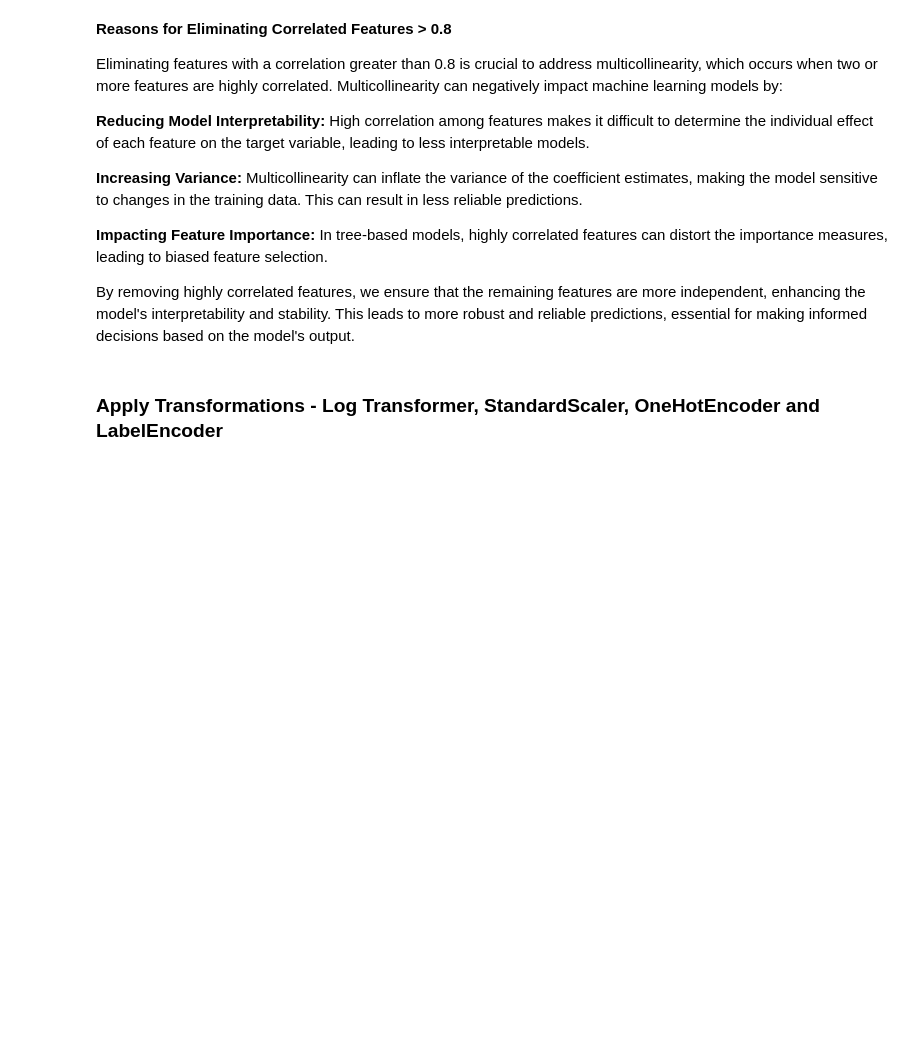
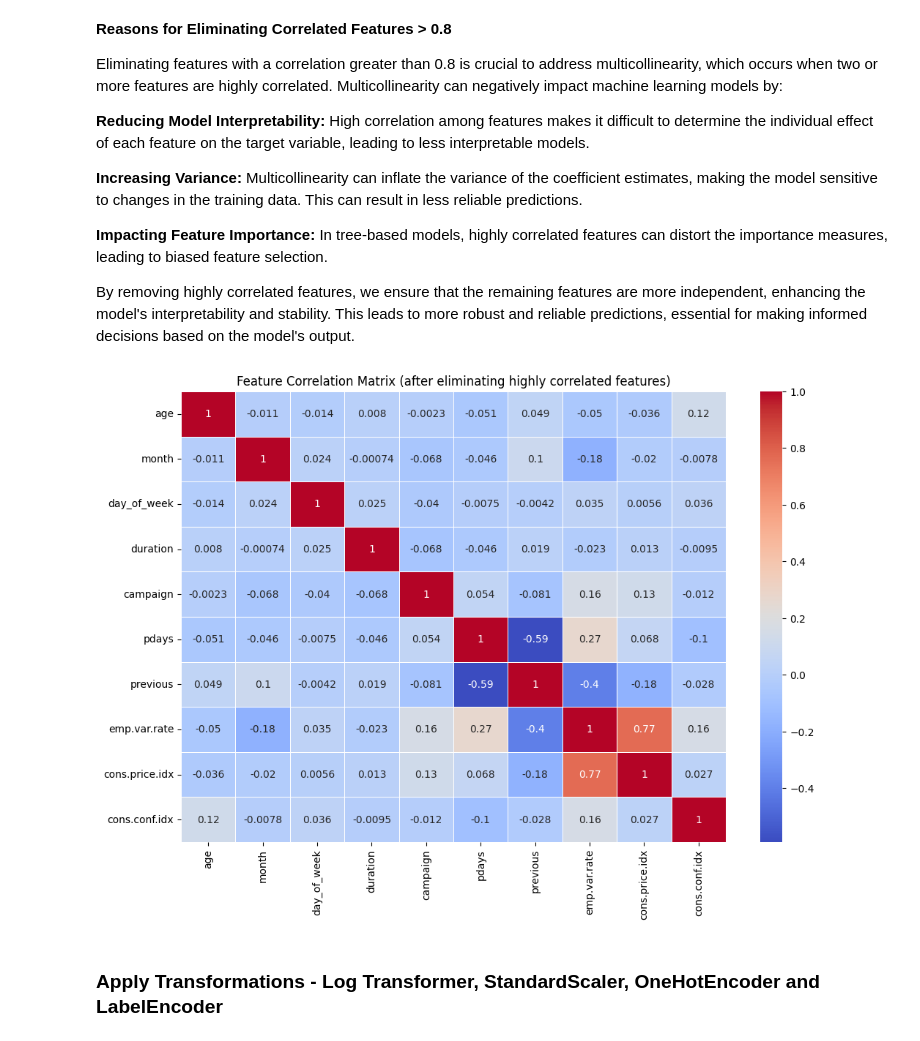
Before and after one commit to vijayarulmuthu/Term-Deposit-Subscription, a Jupyter notebook: notebook/practical-application-3.ipynb, the cells around one changed output. Cells and saved outputs as stored; diff of their text form; code cells hidden in the pictures; blank space fills up the shorter version.

```diff
--- a/notebook/practical-application-3.ipynb
+++ b/notebook/practical-application-3.ipynb
@@ -592,6 +607,11 @@ Eliminating features with a correlation greater than 0.8 is crucial to address m
 **Impacting Feature Importance:** In tree-based models, highly correlated features can distort the importance measures, leading to biased feature selection.
 
 By removing highly correlated features, we ensure that the remaining features are more independent, enhancing the model's interpretability and stability. This leads to more robust and reliable predictions, essential for making informed decisions based on the model's output.
+# %%
+# Plot correlation matrix after addressing multicollinearity
+plot_correlation_matrix(df_cleaned, title='Feature Correlation Matrix (after eliminating highly correlated features)')
+# %% [output]
+[figure, added]
 # %% [markdown]
 ### **Apply Transformations - Log Transformer, StandardScaler, OneHotEncoder and LabelEncoder**
 # %%
```
Also changed, not shown: parts of 9 cells of this notebook, 3 other files.
